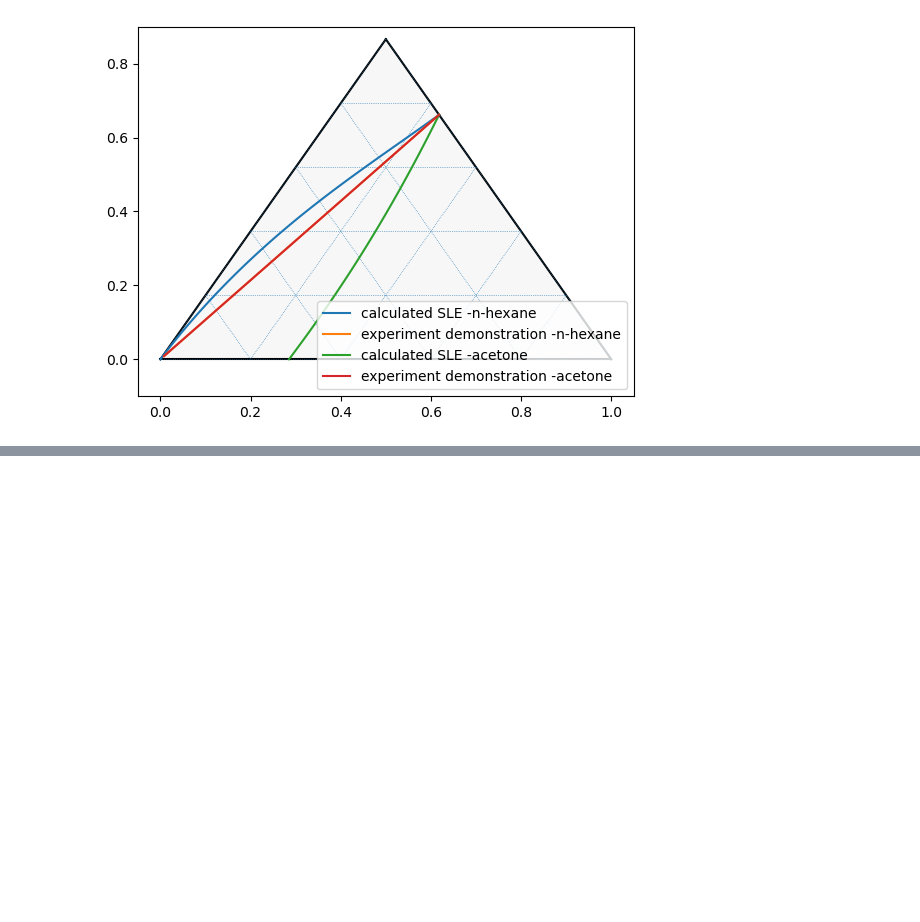
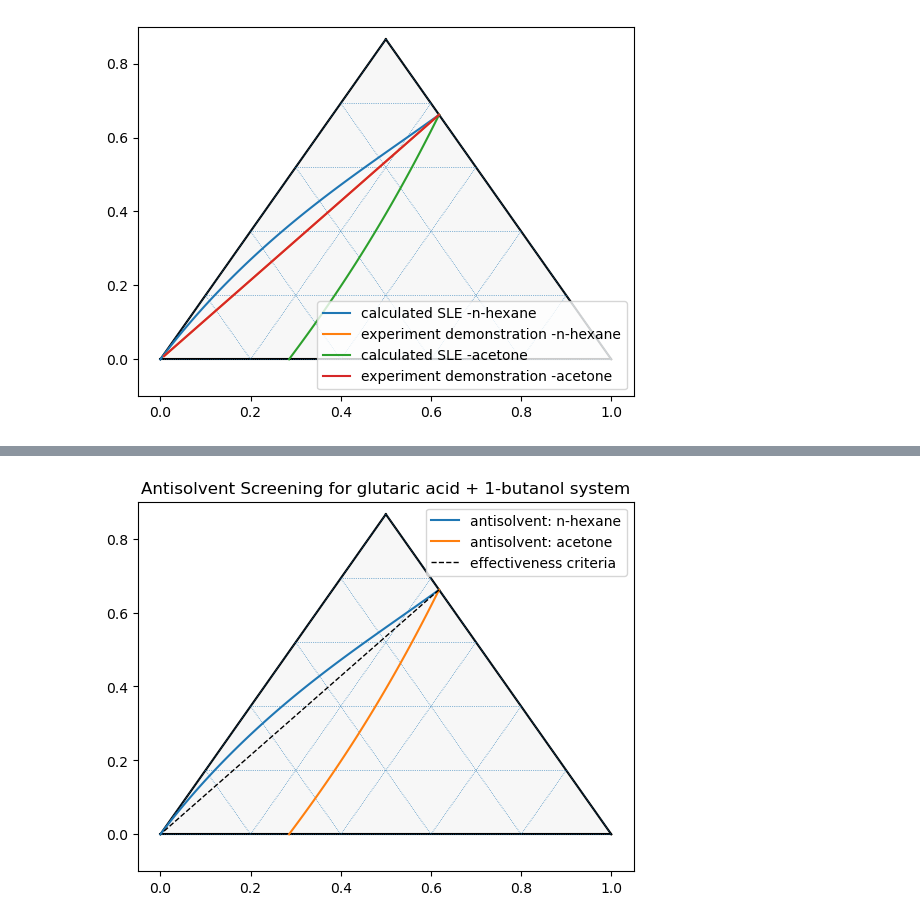
Before and after one commit to HyuntaeKR/drowning-out, a Jupyter notebook: backup_experiment/plot_methodology.ipynb, the cells around one changed output, grey strips where cells are left out. Cells and saved outputs as stored; diff of their text form; code cells hidden in the pictures; blank space fills up the shorter version.

Commit message:
Add note and final plot

```diff
--- a/backup_experiment/plot_methodology.ipynb
+++ b/backup_experiment/plot_methodology.ipynb
@@ -90,0 +97,12 @@ fig
+# %%
+fig2, tax = ternary.figure(scale=1.0)
+tax.boundary()
+tax.gridlines(multiple=0.2)
+tax.plot(ternary_calc_data, linewidth=1.5, label="antisolvent: n-hexane")
+tax.plot(ternary_calc_data2, linewidth=1.5, label="antisolvent: acetone")
+tax.plot(experi_data, color="black", linestyle="--",
+          linewidth=1.0, label="effectiveness criteria")
+tax.set_title("Antisolvent Screening for glutaric acid + 1-butanol system")
+tax.legend()
+# %% [output]
+[figure, added]
```
Also changed, not shown: parts of 1 cell of this notebook.
